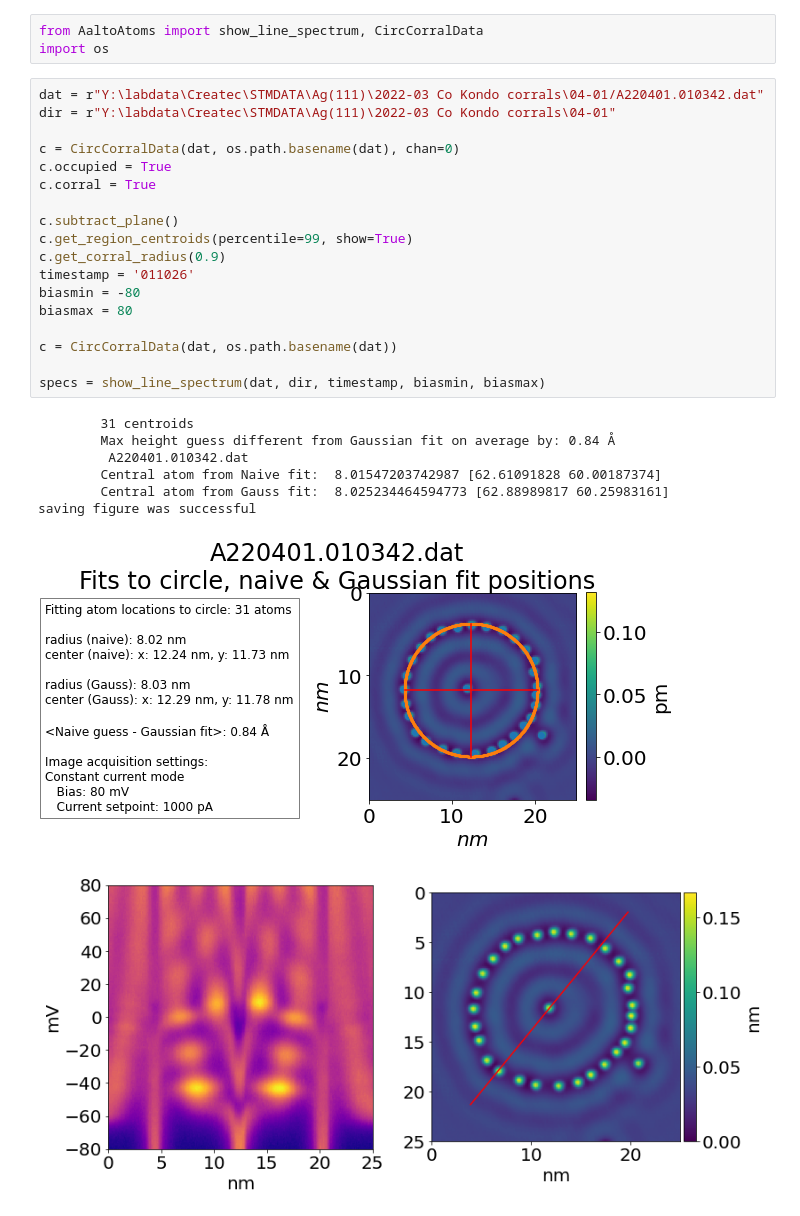
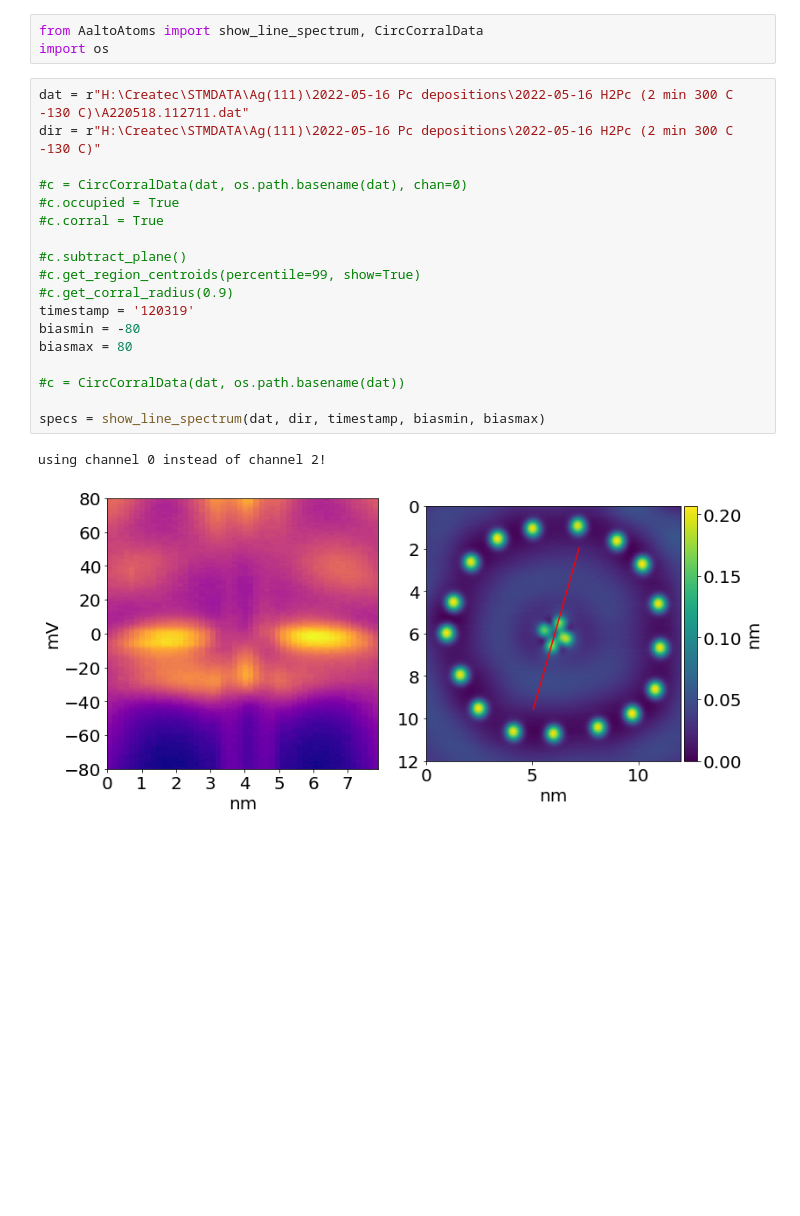
Before and after one commit to abekipnis/Kondo-Aalto, a Jupyter notebook: example_notebooks/line_spectrum_plot.ipynb, the cells around one changed output. Drawn from its saved outputs; the diff is of its cells as text; blank space fills up the shorter version.

```diff
--- a/example_notebooks/line_spectrum_plot.ipynb
+++ b/example_notebooks/line_spectrum_plot.ipynb
@@ -2,29 +2,23 @@
 from AaltoAtoms import show_line_spectrum, CircCorralData
 import os
 # %%
-dat = r"Y:\labdata\Createc\STMDATA\Ag(111)\2022-03 Co Kondo corrals\04-01/A220401.010342.dat"
-dir = r"Y:\labdata\Createc\STMDATA\Ag(111)\2022-03 Co Kondo corrals\04-01"
+dat = r"H:\Createc\STMDATA\Ag(111)\2022-05-16 Pc depositions\2022-05-16 H2Pc (2 min 300 C -130 C)\A220518.112711.dat"
+dir = r"H:\Createc\STMDATA\Ag(111)\2022-05-16 Pc depositions\2022-05-16 H2Pc (2 min 300 C -130 C)"
 
-c = CircCorralData(dat, os.path.basename(dat), chan=0)
-c.occupied = True
-c.corral = True
+#c = CircCorralData(dat, os.path.basename(dat), chan=0)
+#c.occupied = True
+#c.corral = True
 
-c.subtract_plane()
-c.get_region_centroids(percentile=99, show=True)
-c.get_corral_radius(0.9)
-timestamp = '011026'
+#c.subtract_plane()
+#c.get_region_centroids(percentile=99, show=True)
+#c.get_corral_radius(0.9)
+timestamp = '120319'
 biasmin = -80
 biasmax = 80
 
-c = CircCorralData(dat, os.path.basename(dat))
+#c = CircCorralData(dat, os.path.basename(dat))
 
 specs = show_line_spectrum(dat, dir, timestamp, biasmin, biasmax)
 # %% [output]
-        31 centroids
-        Max height guess different from Gaussian fit on average by: 0.84 Å
-         A220401.010342.dat
-        Central atom from Naive fit:  8.01547203742987 [62.61091828 60.00187374]
-        Central atom from Gauss fit:  8.025234464594773 [62.88989817 60.25983161]
-saving figure was successful
+using channel 0 instead of channel 2!
-[figure, old version]
+[figure, new version]
-[figure, removed]
```
Also changed, not shown: parts of 3 cells of this notebook, 5 other files.
